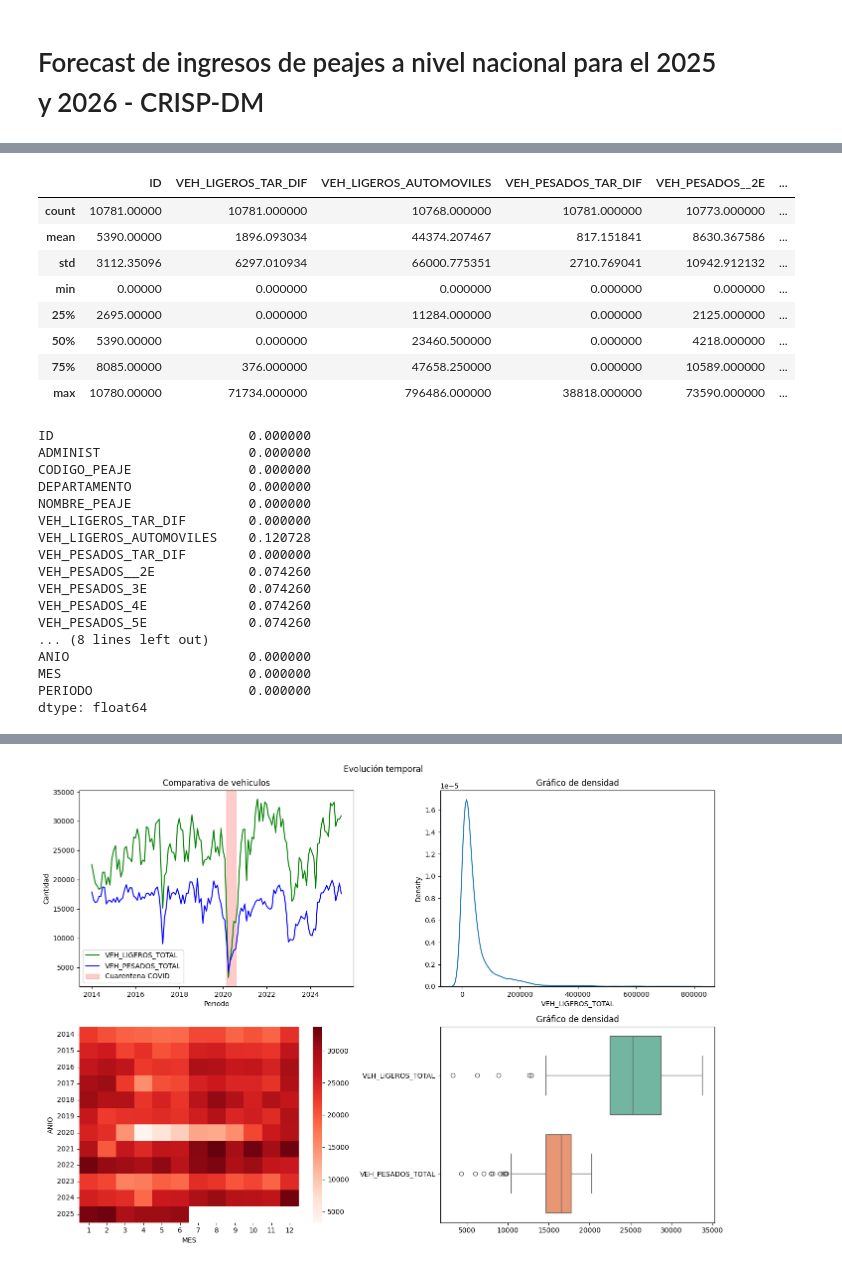
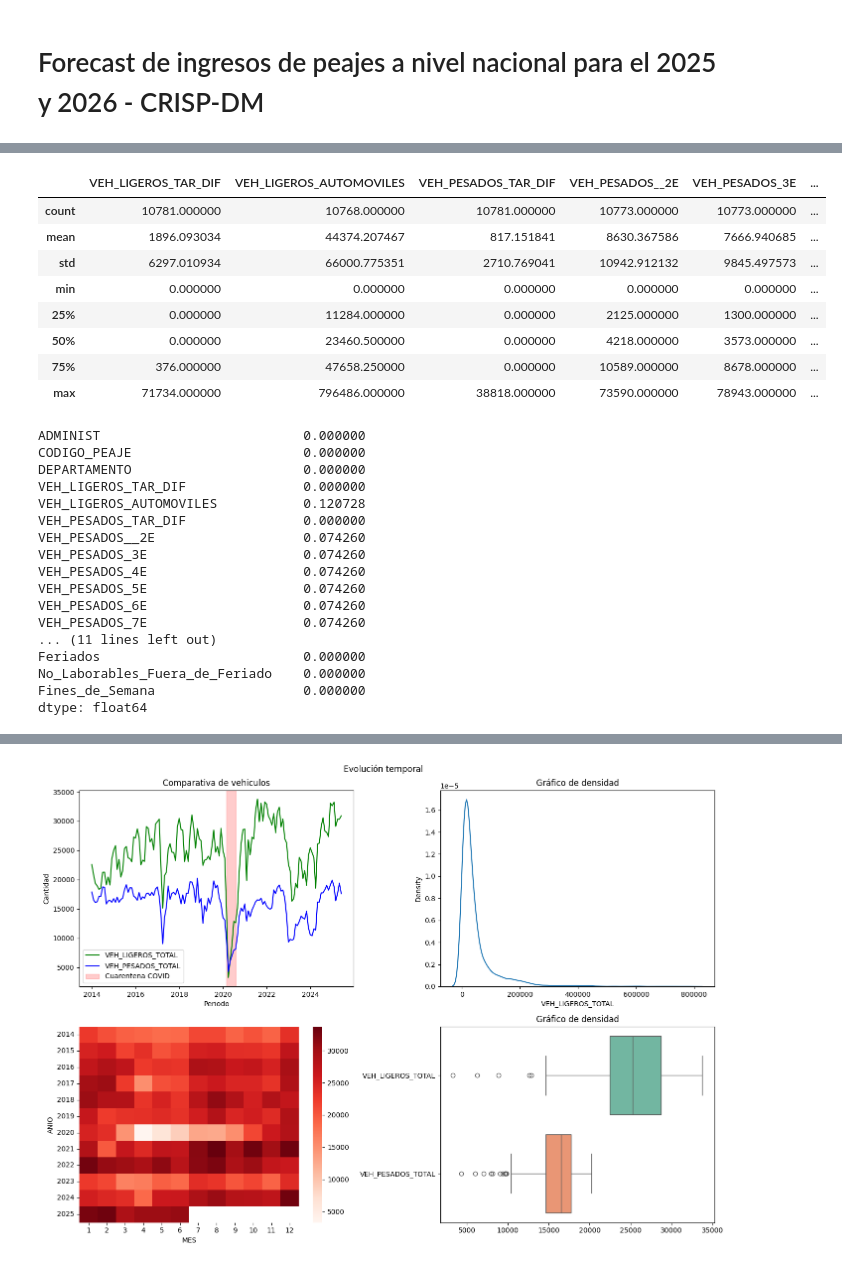
Before and after one commit to jchiroques/MIA_G01_ML_TF_PEAJES, a Jupyter notebook: Notebooks/01_Exploracion.ipynb, the cells around one changed output, grey strips where cells are left out. Cells and saved outputs as stored; diff of their text form; code cells hidden in the pictures.

```diff
--- a/Notebooks/01_Exploracion.ipynb
+++ b/Notebooks/01_Exploracion.ipynb
@@ -75,0 +80,8 @@ memory usage: 1.9+ MB
+# %%
+# Tratamos el dataset PBI
+data_pbi['Mes'].unique()
+
+dic_mes = {'Ene':1, 'Feb':2, 'Mar':3, 'Abr':4, 'May':5, 'Jun':6, 'Jul':7, 'Ago':8, 'Sep':9, 'Oct':10, 'Nov':11, 'Dic':12}
+dic_anio = {'14':'2014', '15':'2015', '16':'2016', '17':'2017', '18':'2018', '19':'2019', '20':'2020', '21':'2021', '22':'2022', '23':'2023', '24':'2024', '25':'2025'}
+data_pbi['Mes_str'] = data_pbi['Mes'].apply(lambda x: dic_mes[x[:3]])
+data_pbi['Anio_str'] = data_pbi['Mes'].apply(lambda x: dic_anio[x[3:]])
@@ -75,0 +106,9 @@ memory usage: 1.9+ MB
+# %%
+# Creamos las llaves
+data_base['llave'] = data_base['ANIO'].astype(str) + data_base['MES'].astype(str)
+data_pbi['llave'] = data_pbi['Anio_str'].astype(str) + data_pbi['Mes_str'].astype(str)
+data_feriados['llave'] = data_feriados['Anio'].astype(str) + data_feriados['Mes'].astype(str)
+# %%
+# juntamos la información
+data_merge_01 = data_base.merge(data_pbi, on='llave', how='left')
+data_total = data_merge_01.merge(data_feriados, on='llave', how='left')
@@ -75,0 +124,3 @@ memory usage: 1.9+ MB
+# %%
+# Eliminamos columnas no significativas o innecesarias del merge
+data_total_f = data_total.drop(columns=['Mes_str', 'Anio_str', 'Mes_y', 'ID', 'Mes_x', 'Anio', 'NOMBRE_PEAJE'])
@@ -76,34 +148,34 @@ memory usage: 1.9+ MB
 # %%
-data_row.describe()
+data_total_f.describe()
 # %% [output]
-|  | ID | VEH_LIGEROS_TAR_DIF | VEH_LIGEROS_AUTOMOVILES | VEH_PESADOS_TAR_DIF | VEH_PESADOS__2E | ... |
-| count | 10781.00000 | 10781.000000 | 10768.000000 | 10781.000000 | 10773.000000 | ... |
-| mean | 5390.00000 | 1896.093034 | 44374.207467 | 817.151841 | 8630.367586 | ... |
-| std | 3112.35096 | 6297.010934 | 66000.775351 | 2710.769041 | 10942.912132 | ... |
-| min | 0.00000 | 0.000000 | 0.000000 | 0.000000 | 0.000000 | ... |
-| 25% | 2695.00000 | 0.000000 | 11284.000000 | 0.000000 | 2125.000000 | ... |
-| 50% | 5390.00000 | 0.000000 | 23460.500000 | 0.000000 | 4218.000000 | ... |
-| 75% | 8085.00000 | 376.000000 | 47658.250000 | 0.000000 | 10589.000000 | ... |
-| max | 10780.00000 | 71734.000000 | 796486.000000 | 38818.000000 | 73590.000000 | ... |
+|  | VEH_LIGEROS_TAR_DIF | VEH_LIGEROS_AUTOMOVILES | VEH_PESADOS_TAR_DIF | VEH_PESADOS__2E | VEH_PESADOS_3E | ... |
+| count | 10781.000000 | 10768.000000 | 10781.000000 | 10773.000000 | 10773.000000 | ... |
+| mean | 1896.093034 | 44374.207467 | 817.151841 | 8630.367586 | 7666.940685 | ... |
+| std | 6297.010934 | 66000.775351 | 2710.769041 | 10942.912132 | 9845.497573 | ... |
+| min | 0.000000 | 0.000000 | 0.000000 | 0.000000 | 0.000000 | ... |
+| 25% | 0.000000 | 11284.000000 | 0.000000 | 2125.000000 | 1300.000000 | ... |
+| 50% | 0.000000 | 23460.500000 | 0.000000 | 4218.000000 | 3573.000000 | ... |
+| 75% | 376.000000 | 47658.250000 | 0.000000 | 10589.000000 | 8678.000000 | ... |
+| max | 71734.000000 | 796486.000000 | 38818.000000 | 73590.000000 | 78943.000000 | ... |
 # %%
-(data_row.isnull().sum()/data_row.count())*100 # vemos el porcentaje de nulos que tiene la información.
+(data_total_f.isnull().sum()/data_total_f.count())*100 # vemos el porcentaje de nulos que tiene la información.
 # %% [output]
-ID                         0.000000
-ADMINIST                   0.000000
-CODIGO_PEAJE               0.000000
-DEPARTAMENTO               0.000000
-NOMBRE_PEAJE               0.000000
-VEH_LIGEROS_TAR_DIF        0.000000
-VEH_LIGEROS_AUTOMOVILES    0.120728
-VEH_PESADOS_TAR_DIF        0.000000
-VEH_PESADOS__2E            0.074260
-VEH_PESADOS_3E             0.074260
-VEH_PESADOS_4E             0.074260
-VEH_PESADOS_5E             0.074260
-... (8 lines left out)
-ANIO                       0.000000
-MES                        0.000000
-PERIODO                    0.000000
+ADMINIST                          0.000000
+CODIGO_PEAJE                      0.000000
+DEPARTAMENTO                      0.000000
+VEH_LIGEROS_TAR_DIF               0.000000
+VEH_LIGEROS_AUTOMOVILES           0.120728
+VEH_PESADOS_TAR_DIF               0.000000
+VEH_PESADOS__2E                   0.074260
+VEH_PESADOS_3E                    0.074260
+VEH_PESADOS_4E                    0.074260
+VEH_PESADOS_5E                    0.074260
+VEH_PESADOS_6E                    0.074260
+VEH_PESADOS_7E                    0.074260
+... (11 lines left out)
+Feriados                          0.000000
+No_Laborables_Fuera_de_Feriado    0.000000
+Fines_de_Semana                   0.000000
 dtype: float64
 # %%
 # Separamos variables numéricas de categóricas.
```
Also changed, not shown: parts of 16 cells of this notebook, 4 other files.
